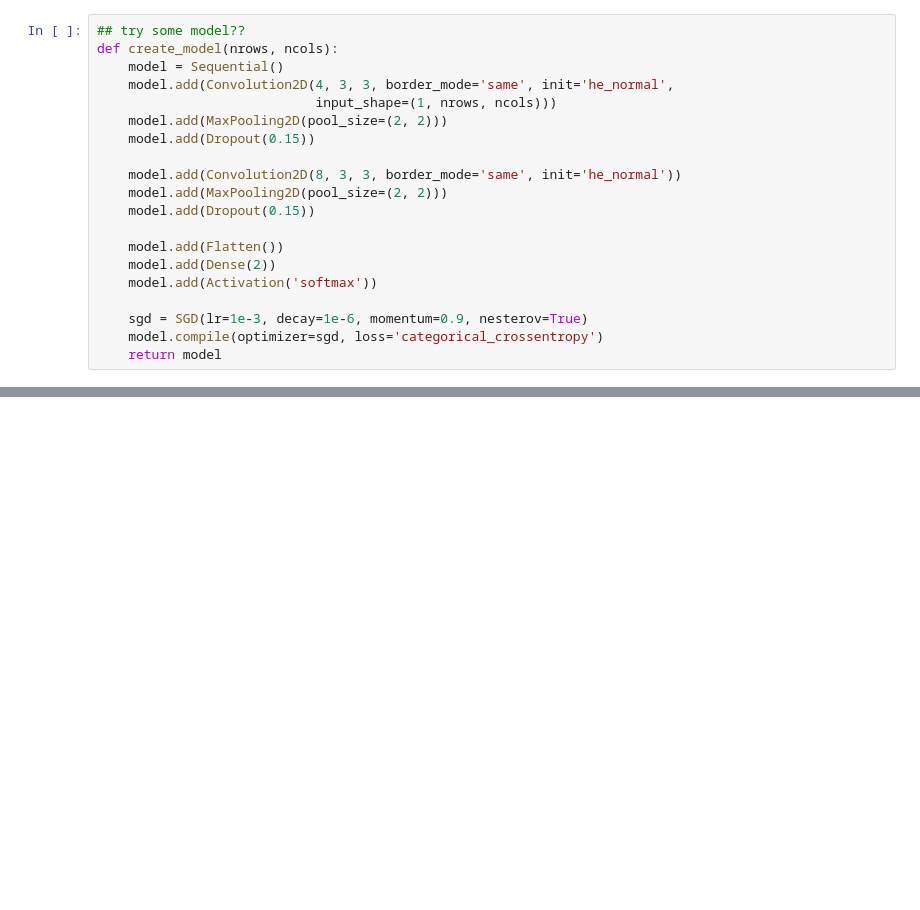
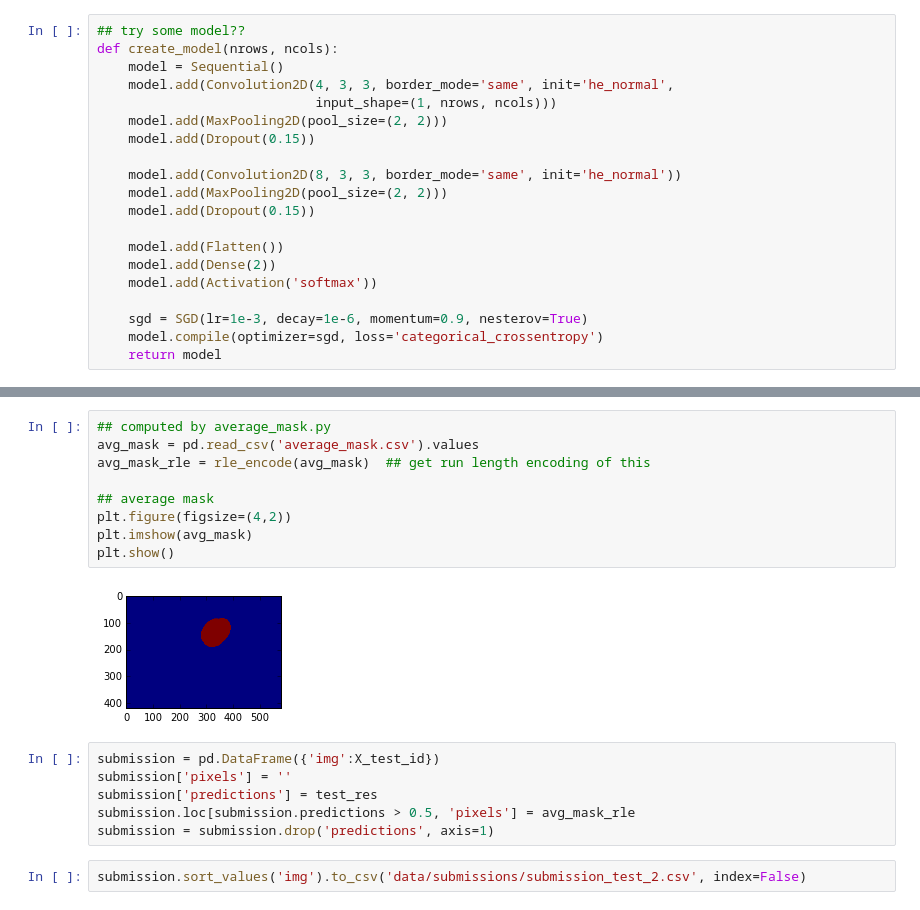
Before and after one commit to dgea005/kaggle, a Jupyter notebook: nerve_identifier/keras example.ipynb, the cells around one changed output, grey strips where cells are left out. Cells and saved outputs as stored; diff of their text form; blank space fills up the shorter version.

Commit message:
v. basic submission

```diff
--- a/nerve_identifier/keras example.ipynb
+++ b/nerve_identifier/keras example.ipynb
@@ -151,0 +243,19 @@ Score log_loss:  0.772401207858
+# %%
+## computed by average_mask.py
+avg_mask = pd.read_csv('average_mask.csv').values
+avg_mask_rle = rle_encode(avg_mask)  ## get run length encoding of this
+
+## average mask
+plt.figure(figsize=(4,2))
+plt.imshow(avg_mask)
+plt.show()
+# %% [output]
+[figure, added]
+# %%
+submission = pd.DataFrame({'img':X_test_id})
+submission['pixels'] = ''
+submission['predictions'] = test_res
+submission.loc[submission.predictions > 0.5, 'pixels'] = avg_mask_rle
+submission = submission.drop('predictions', axis=1)
+# %%
+submission.sort_values('img').to_csv('data/submissions/submission_test_2.csv', index=False)
```
Also changed, not shown: parts of 19 cells of this notebook, 3 other files.
